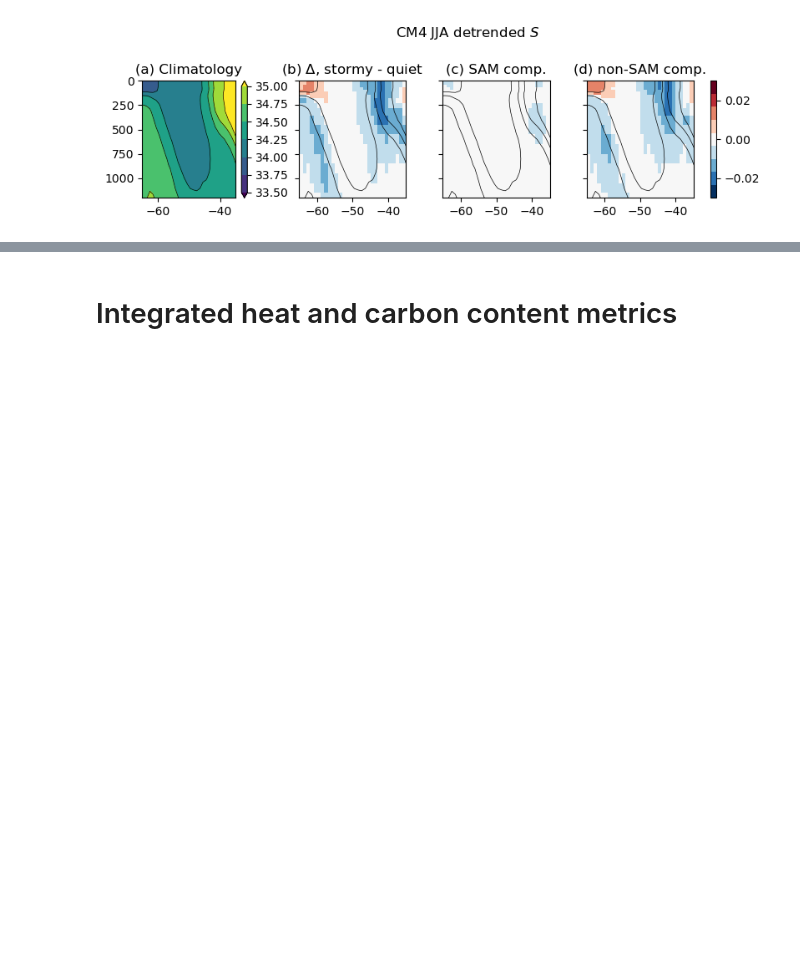
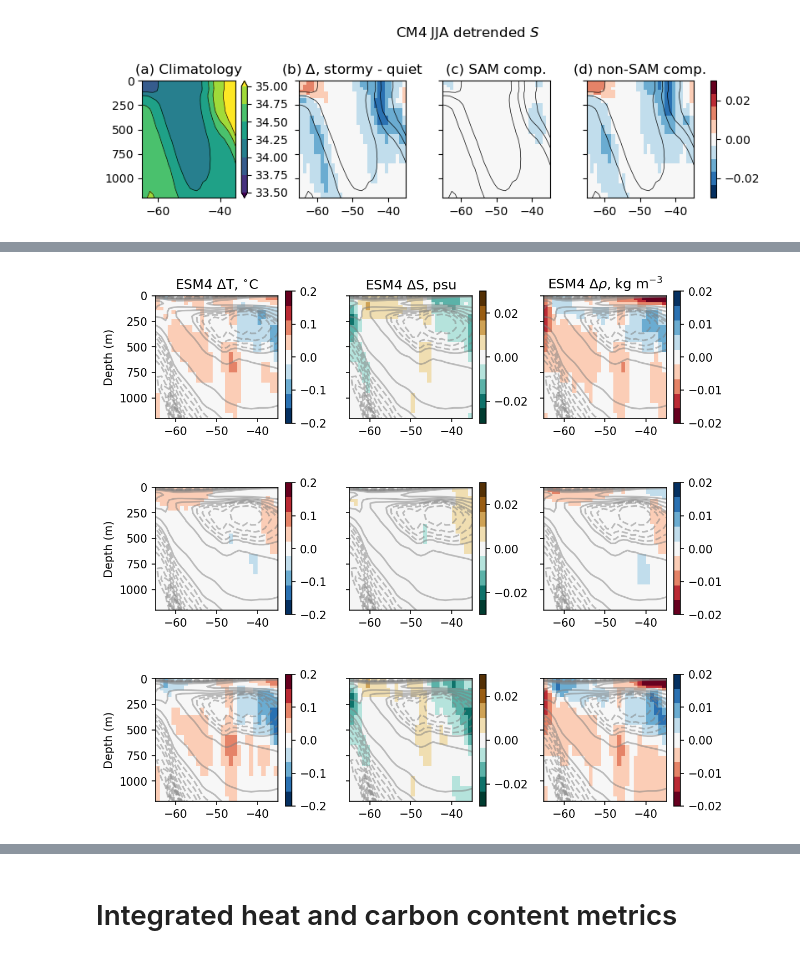
Before and after one commit to keturner8/stormtrack_variability, a Jupyter notebook: notebooks/composites_CMIP_SAMresid.ipynb, the cells around one changed output, grey strips where cells are left out. Cells and saved outputs as stored; diff of their text form; code cells hidden in the pictures; blank space fills up the shorter version.

```diff
--- a/notebooks/composites_CMIP_SAMresid.ipynb
+++ b/notebooks/composites_CMIP_SAMresid.ipynb
@@ -638,0 +893,72 @@ fig.colorbar(im3, ax=axs[1:], orientation='vertical', label='',fraction=0.046, p
+# %%
+# 9 panel comparison for SAM and non-SAM components
+
+fig, axs = plt.subplots(nrows=3, ncols=3, figsize=(8,7.5), dpi=150, sharey=True)
+#axs = axs.flatten()
+
+for i, v in enumerate(var):
+    ds_v = xr.open_dataset(
+        f"/work/Katherine.Turner/tempest-extremes/{mod}_cmip/data/{v}_{s}_detrend.nc"
+    )
+
+    da = ds_v[f"{v}_detrend"]
+    resid_SAM = ds_v[f"{v}_resid"]
+    slope_SAM = ds_v[f"{v}_slope"]
+
+    idx_high[s] = da.time.dt.year.isin(high_storms[s].dt.year)
+    idx_low[s] = da.time.dt.year.isin(low_storms[s].dt.year)
+
+    da_high = da[idx_high[s], :, :, :].mean(dim="time")
+    da_low = da[idx_low[s], :, :, :].mean(dim="time")
+
+    resid_high = resid_SAM[idx_high[s], :, :, :].mean(dim="time")
+    resid_low = resid_SAM[idx_low[s], :, :, :].mean(dim="time")
+
+    (da_high - da_low).sel(lon=regions["e_pac"]).mean(dim="lon").plot(
+        ax=axs[0][i],
+        vmin=-1 * dd["v0"][v], vmax=dd["v0"][v],
+        cmap=dd["cm"][v],
+        extend='neither',
+        cbar_kwargs={"label": "",
+                     "shrink": 0.75},
+    )
+
+    (dSAM * slope_SAM).sel(lon=regions["e_pac"]).mean(dim="lon").plot(
+        ax=axs[1][i],
+        vmin=-1 * dd["v0"][v], vmax=dd["v0"][v],
+        cmap=dd["cm"][v],
+        extend='neither',
+        cbar_kwargs={"label": "",
+                     "shrink": 0.75},
+    )
+
+    (resid_high - resid_low).sel(lon=regions["e_pac"]).mean(dim="lon").plot(
+        ax=axs[2][i],
+        vmin=-1 * dd["v0"][v], vmax=dd["v0"][v],
+        cmap=dd["cm"][v],
+        extend='neither',
+        cbar_kwargs={"label": "",
+                     "shrink": 0.75},
+    )
+
+    for j in range(3):
+
+        pv_mean.plot.contour(ax=axs[j][i], levels=levels[:18], linestyles="dashed", colors="grey", alpha=0.5)
+        pv_mean.plot.contour(ax=axs[j][i], levels=levels[18::3], linestyles="solid", colors="grey", alpha=0.5)
+
+        axs[j][i].set_xlim([-65, -35])
+        axs[j][i].set_ylim([1200, 0])
+        axs[j][i].set_xlabel('')
+        axs[j][i].set_ylabel('')
+        axs[j][i].set_box_aspect(1)
+
+    axs[0][i].set_title(mod + " $\Delta$" + dd["title"][v])
+    axs[i][0].set_ylabel("Depth (m)")
+
+plt.tight_layout()
+
+plt.savefig(f'/work/Katherine.Turner/stormtrack_variability/figures/composites/interior_{s}_{mod}_pv_9panel.png',
+           dpi=150,
+           format='png')
+# %% [output]
+[figure, added]
```
Also changed, not shown: parts of 43 cells of this notebook, 8 other files.
